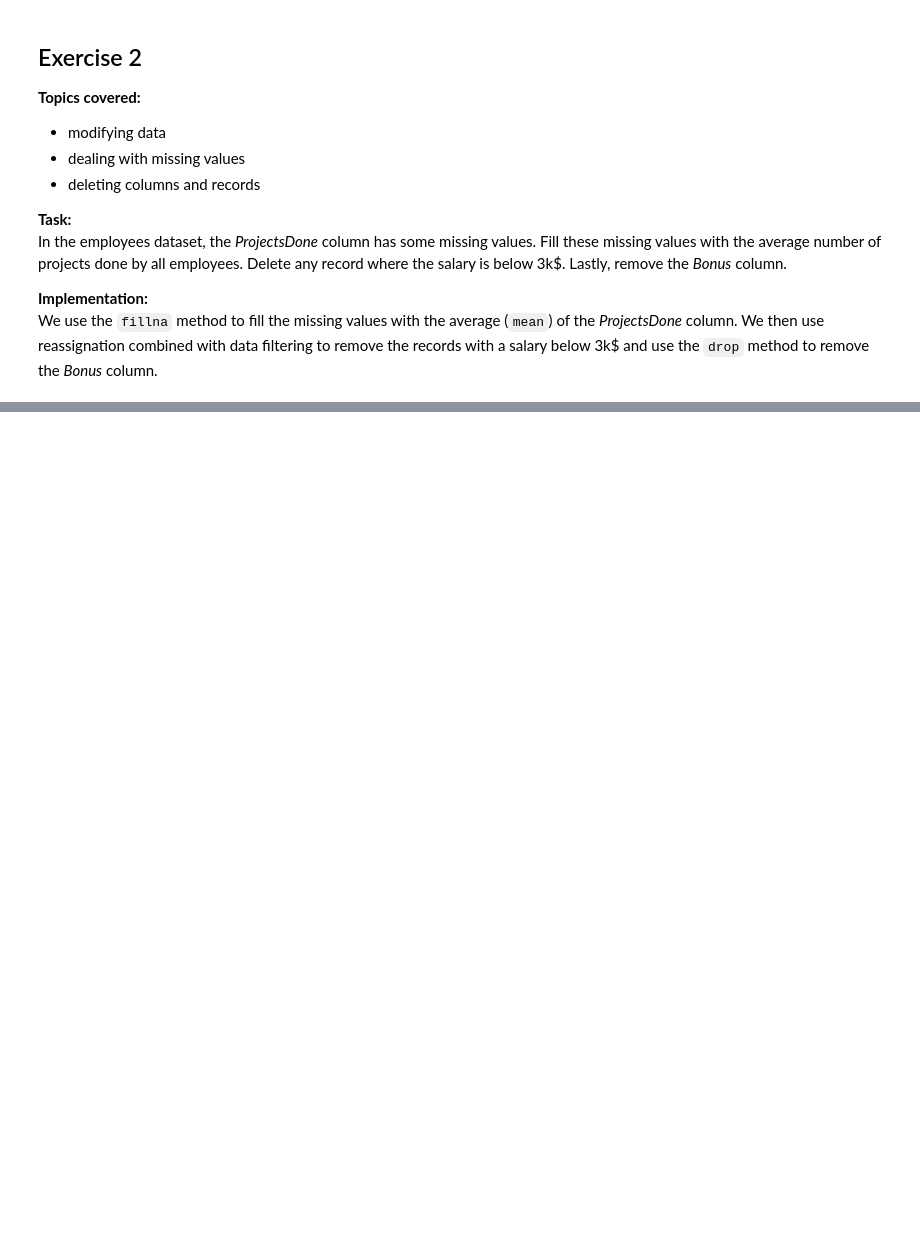
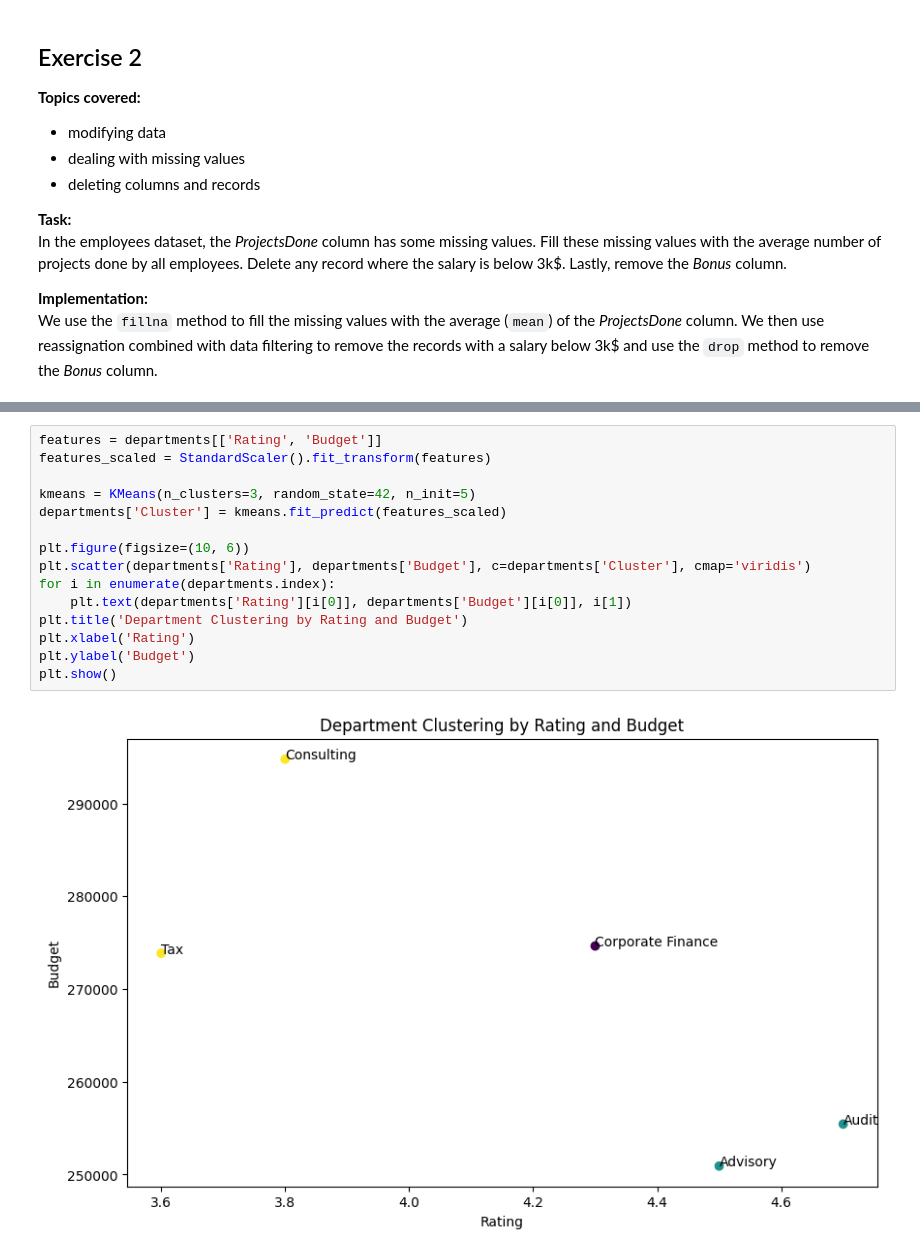
Before and after one commit to v4n00/mti-software-packages, a Jupyter notebook: py.ipynb, the cells around one changed output, grey strips where cells are left out. Drawn from its saved outputs; the diff is of its cells as text; blank space fills up the shorter version.

```diff
--- a/py.ipynb
+++ b/py.ipynb
@@ -139,0 +230,17 @@ print(departments_summary)
+# %%
+features = departments[['Rating', 'Budget']]
+features_scaled = StandardScaler().fit_transform(features)
+
+kmeans = KMeans(n_clusters=3, random_state=42, n_init=5)
+departments['Cluster'] = kmeans.fit_predict(features_scaled)
+
+plt.figure(figsize=(10, 6))
+plt.scatter(departments['Rating'], departments['Budget'], c=departments['Cluster'], cmap='viridis')
+for i in enumerate(departments.index):
+    plt.text(departments['Rating'][i[0]], departments['Budget'][i[0]], i[1])
+plt.title('Department Clustering by Rating and Budget')
+plt.xlabel('Rating')
+plt.ylabel('Budget')
+plt.show()
+# %% [output]
+[figure, added]
```
Also changed, not shown: parts of 15 cells of this notebook, 9 other files.
